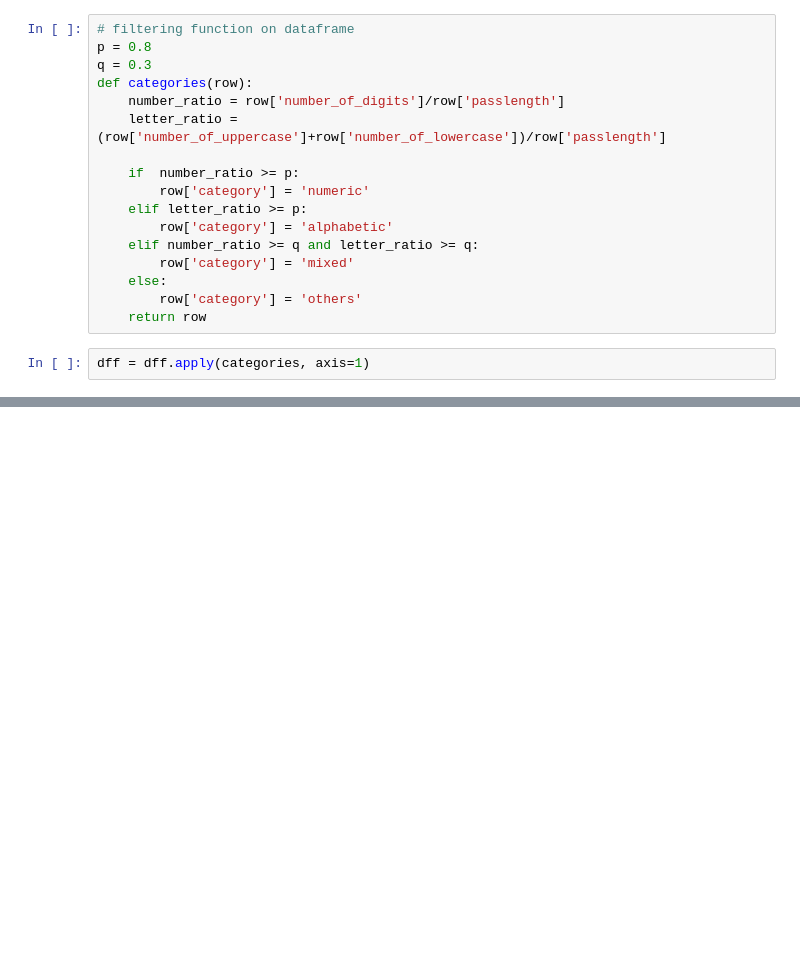
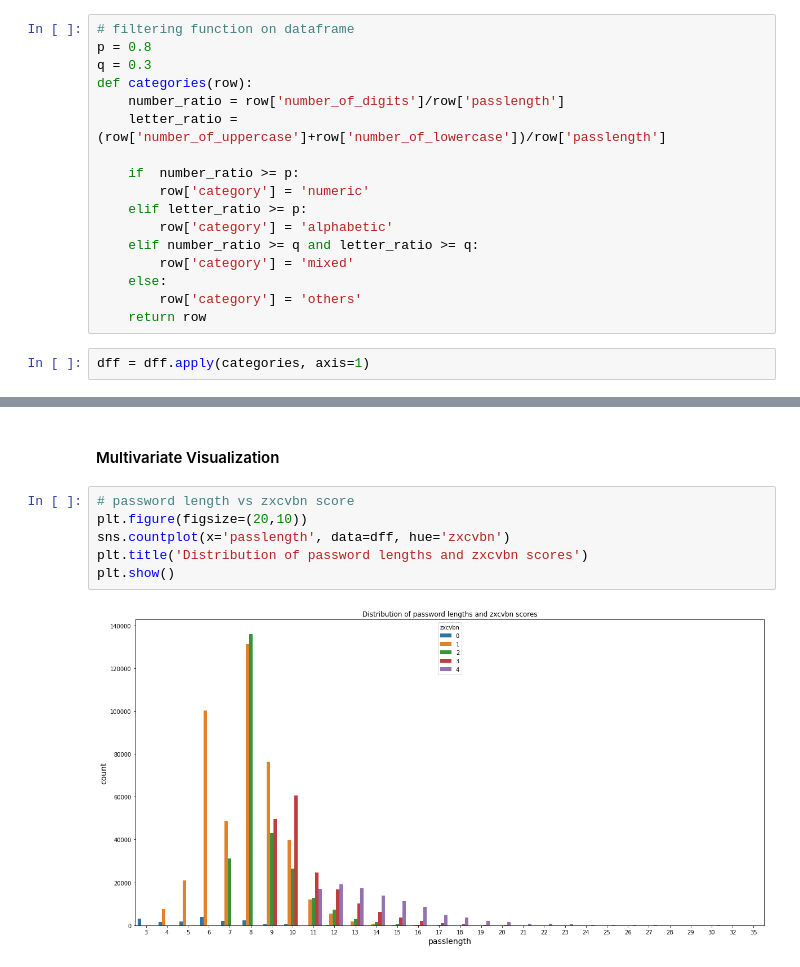
Before and after one commit to ptdk1020/PasswordStrength, a Jupyter notebook: Notebooks/VisualinsightsIntoPasswords.ipynb, the cells around one changed output, grey strips where cells are left out. Drawn from its saved outputs; the diff is of its cells as text; blank space fills up the shorter version.

```diff
--- a/Notebooks/VisualinsightsIntoPasswords.ipynb
+++ b/Notebooks/VisualinsightsIntoPasswords.ipynb
@@ -259,0 +327,10 @@ plt.show()
+# %% [markdown]
+#### Multivariate Visualization
+# %%
+# password length vs zxcvbn score
+plt.figure(figsize=(20,10))
+sns.countplot(x='passlength', data=dff, hue='zxcvbn')
+plt.title('Distribution of password lengths and zxcvbn scores')
+plt.show()
+# %% [output]
+[figure, added]
```
Also changed, not shown: parts of 44 cells of this notebook.
